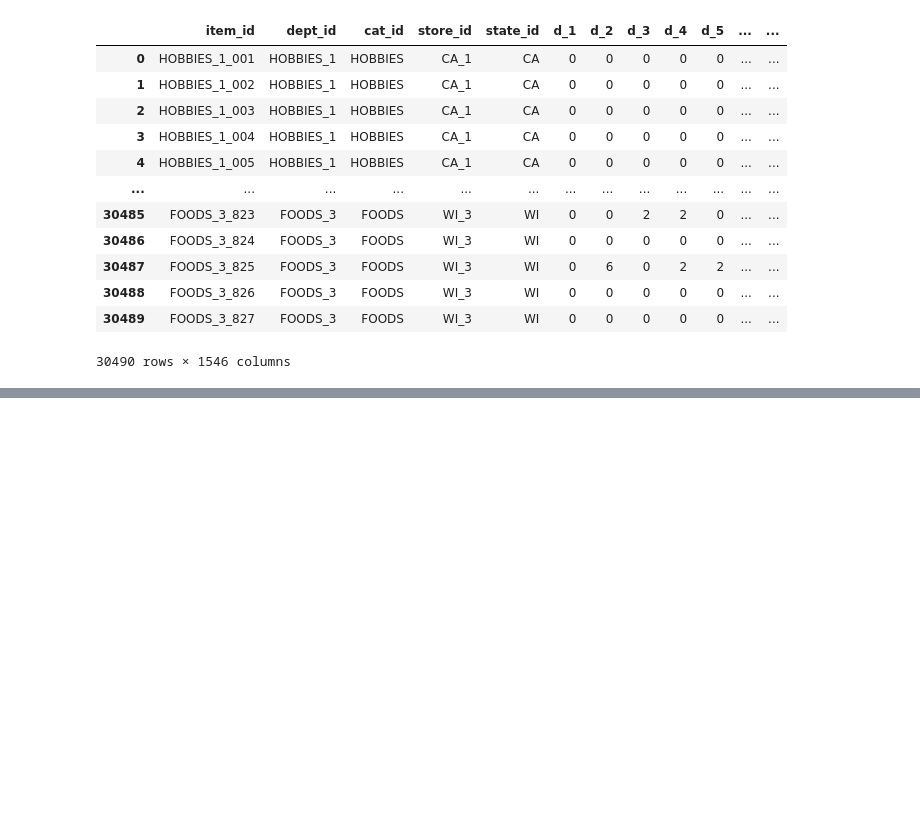
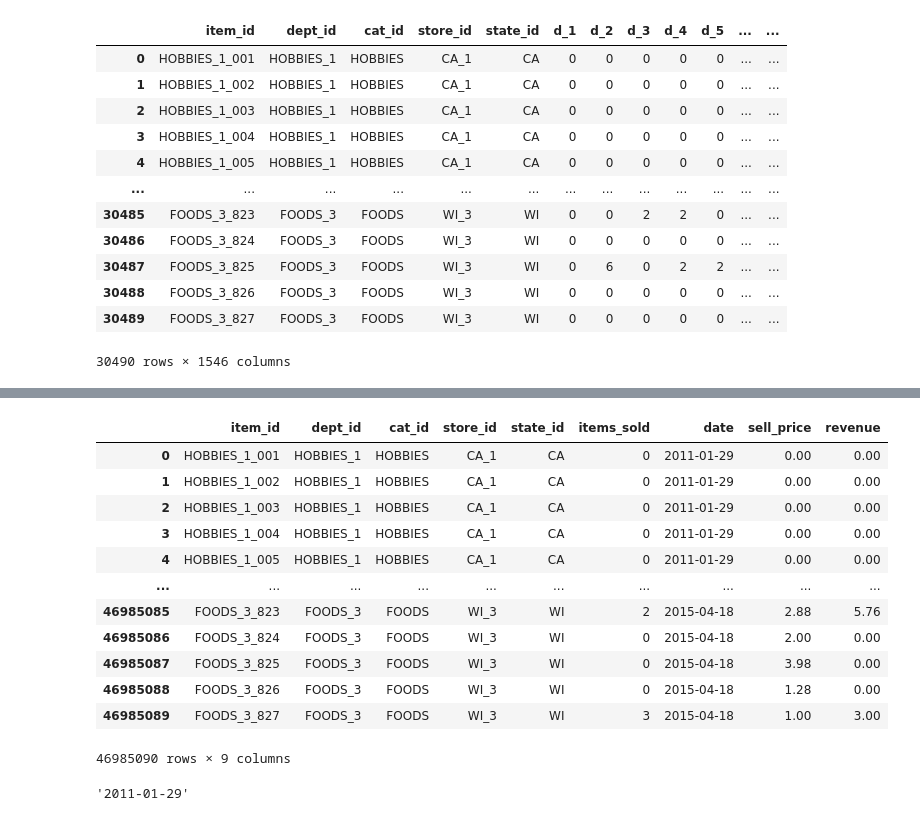
Before and after one commit to ivan-a-cheung/UTS-MDSI-AMLA-AT2, a Jupyter notebook: notebooks/engineering.ipynb, the cells around one changed output, grey strips where cells are left out. Saved outputs shown, nothing was run; the diff lists cells and outputs as text; code cells hidden in the pictures; blank space fills up the shorter version.

```diff
--- a/notebooks/engineering.ipynb
+++ b/notebooks/engineering.ipynb
@@ -50,0 +138,2 @@ train_clean = pd.melt(train, id_vars=['item_id', 'dept_id', 'cat_id', 'store_id'
+# %%
+train_clean_2.pop('wm_yr_wk')
@@ -50,0 +153,8 @@ train_clean = pd.melt(train, id_vars=['item_id', 'dept_id', 'cat_id', 'store_id'
+# %%
+train_clean_2['items_sold'] = train_clean_2['items_sold'].fillna(0)
+train_clean_2['sell_price'] = train_clean_2['sell_price'].fillna(0)
+# %%
+train_clean_2['revenue'] = train_clean_2['items_sold'] * train_clean_2['sell_price']
+# %%
+train_clean_2.pop('items_sold')
+train_clean_2.pop('sell_price')
@@ -51,3 +228,23 @@ train_clean = pd.melt(train, id_vars=['item_id', 'dept_id', 'cat_id', 'store_id'
+# %%
+train_clean_2
+# %% [output]
+|  | item_id | dept_id | cat_id | store_id | state_id | items_sold | date | sell_price | revenue |
+| 0 | HOBBIES_1_001 | HOBBIES_1 | HOBBIES | CA_1 | CA | 0 | 2011-01-29 | 0.00 | 0.00 |
+| 1 | HOBBIES_1_002 | HOBBIES_1 | HOBBIES | CA_1 | CA | 0 | 2011-01-29 | 0.00 | 0.00 |
+| 2 | HOBBIES_1_003 | HOBBIES_1 | HOBBIES | CA_1 | CA | 0 | 2011-01-29 | 0.00 | 0.00 |
+| 3 | HOBBIES_1_004 | HOBBIES_1 | HOBBIES | CA_1 | CA | 0 | 2011-01-29 | 0.00 | 0.00 |
+| 4 | HOBBIES_1_005 | HOBBIES_1 | HOBBIES | CA_1 | CA | 0 | 2011-01-29 | 0.00 | 0.00 |
+| ... | ... | ... | ... | ... | ... | ... | ... | ... | ... |
+| 46985085 | FOODS_3_823 | FOODS_3 | FOODS | WI_3 | WI | 2 | 2015-04-18 | 2.88 | 5.76 |
+| 46985086 | FOODS_3_824 | FOODS_3 | FOODS | WI_3 | WI | 0 | 2015-04-18 | 2.00 | 0.00 |
+| 46985087 | FOODS_3_825 | FOODS_3 | FOODS | WI_3 | WI | 0 | 2015-04-18 | 3.98 | 0.00 |
+| 46985088 | FOODS_3_826 | FOODS_3 | FOODS | WI_3 | WI | 0 | 2015-04-18 | 1.28 | 0.00 |
+| 46985089 | FOODS_3_827 | FOODS_3 | FOODS | WI_3 | WI | 3 | 2015-04-18 | 1.00 | 3.00 |
+46985090 rows × 9 columns
+# %%
+train_clean_2['date']
+# %% [output]
+'2011-01-29'
 # %%
 ## save to interim
 train_clean.to_csv('../data/interim/train_clean_1.csv', index=False)
```
Also changed, not shown: parts of 16 cells of this notebook, 2 other files.
